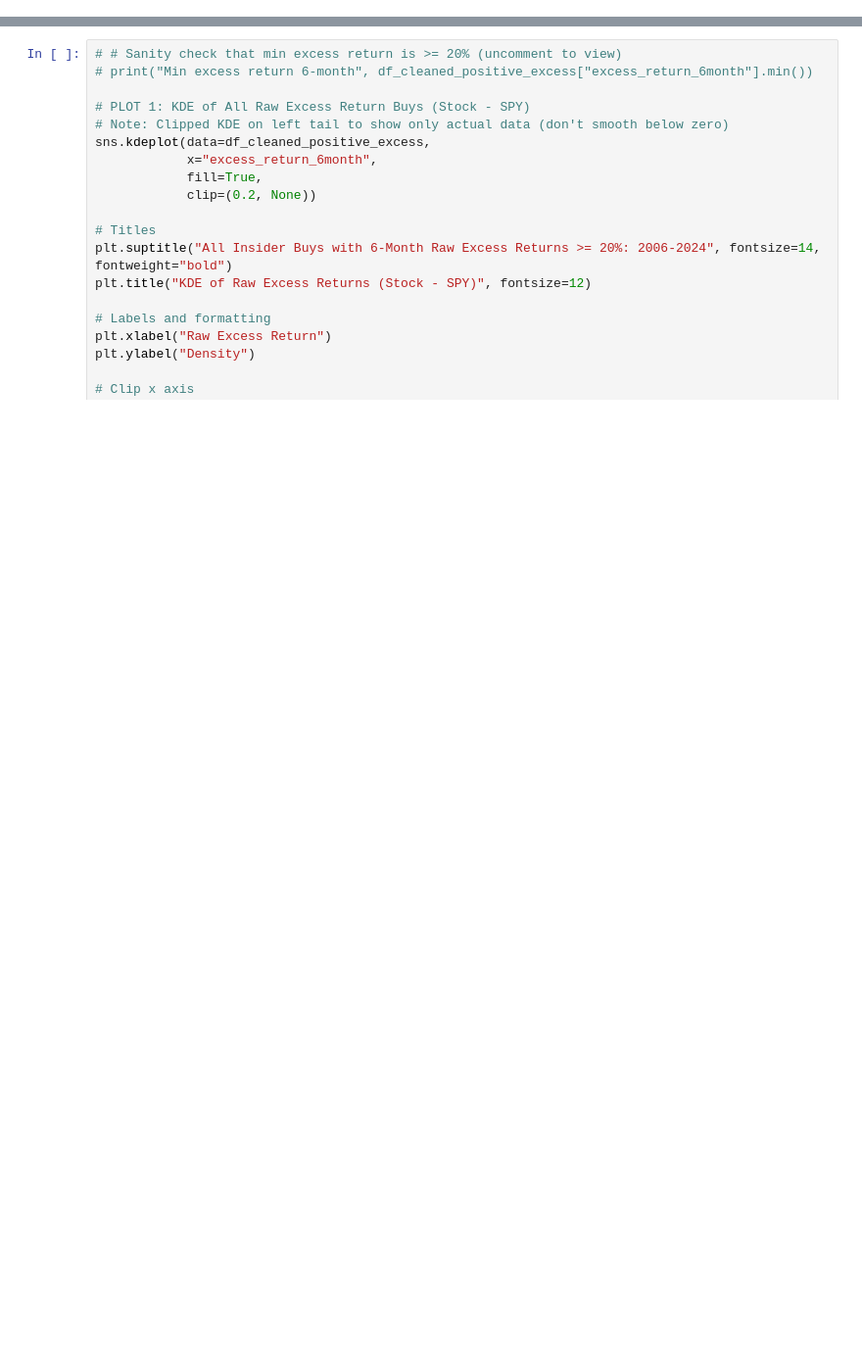
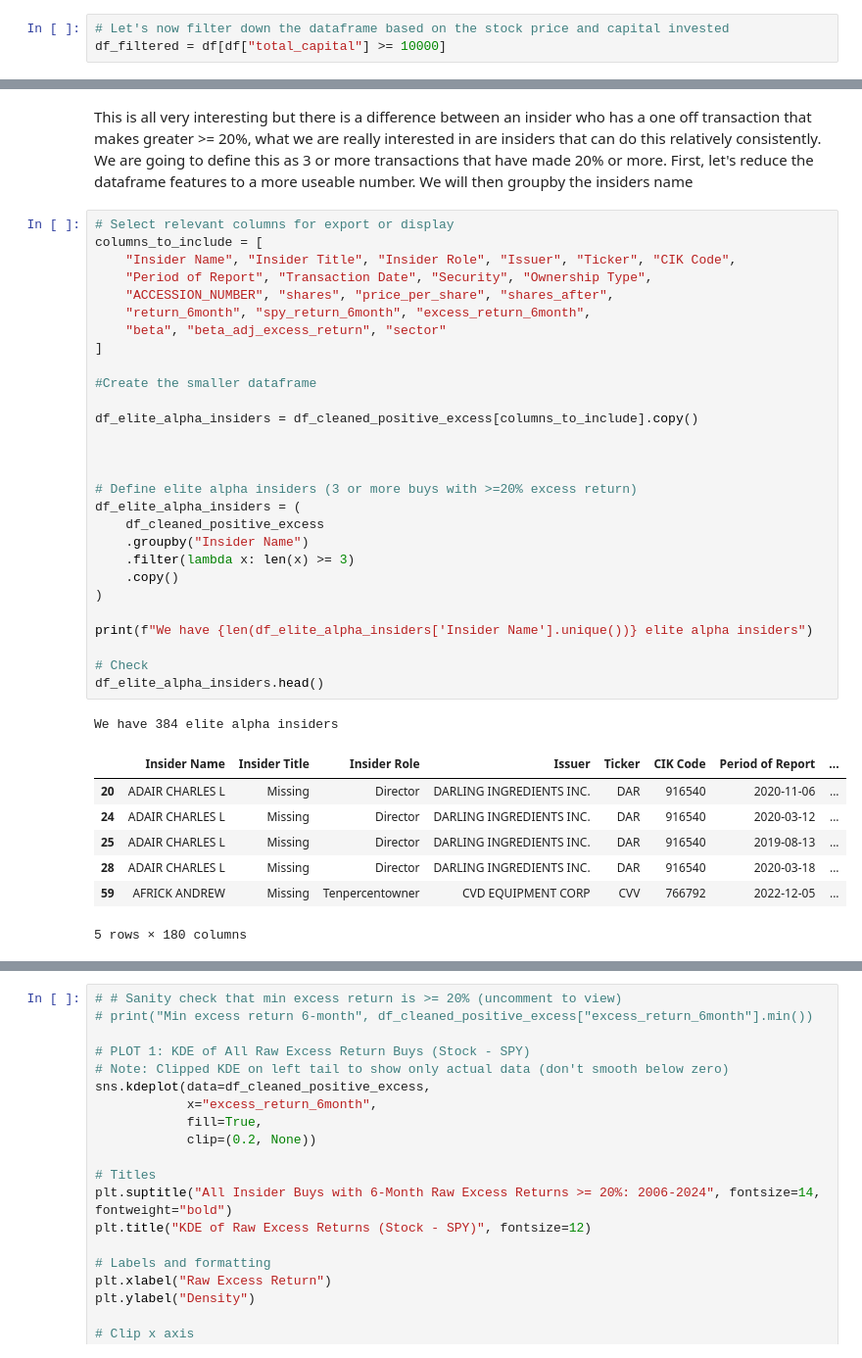
Before and after one commit to tmacpherson6/Do-Insiders-Know-Something-We-Dont, a Jupyter notebook: Notebook 6 - good_buyers.ipynb, the cells around one changed output, grey strips where cells are left out. Shown at 98% size. Drawn from its saved outputs; the diff is of its cells as text; blank space fills up the shorter version.

```diff
--- a/Notebook 6 - good_buyers.ipynb
+++ b/Notebook 6 - good_buyers.ipynb
@@ -134,0 +58,3 @@ columns_to_include = [
+# %%
+# Let's now filter down the dataframe based on the stock price and capital invested
+df_filtered = df[df["total_capital"] >= 10000]
@@ -134,0 +118,39 @@ columns_to_include = [
+# %% [markdown]
+This is all very interesting but there is a difference between an insider who has a one off transaction that makes greater >= 20%, what we are really interested in are insiders that can do this relatively consistently. We are going to define this as 3 or more transactions that have made 20% or more. First, let's reduce the dataframe features to a more useable number. We will then groupby the insiders name
+# %%
+# Select relevant columns for export or display
+columns_to_include = [
+    "Insider Name", "Insider Title", "Insider Role", "Issuer", "Ticker", "CIK Code",
+    "Period of Report", "Transaction Date", "Security", "Ownership Type",
+    "ACCESSION_NUMBER", "shares", "price_per_share", "shares_after",
+    "return_6month", "spy_return_6month", "excess_return_6month",
+    "beta", "beta_adj_excess_return", "sector"
+]
+
+#Create the smaller dataframe
+
+df_elite_alpha_insiders = df_cleaned_positive_excess[columns_to_include].copy()
+
+
+
+# Define elite alpha insiders (3 or more buys with >=20% excess return)
+df_elite_alpha_insiders = (
+    df_cleaned_positive_excess
+    .groupby("Insider Name")
+    .filter(lambda x: len(x) >= 3)
+    .copy()
+)
+
+print(f"We have {len(df_elite_alpha_insiders['Insider Name'].unique())} elite alpha insiders")
+
+# Check
+df_elite_alpha_insiders.head()
+# %% [output]
+We have 384 elite alpha insiders
+|  | Insider Name | Insider Title | Insider Role | Issuer | Ticker | CIK Code | Period of Report | ... |
+| 20 | ADAIR CHARLES L | Missing | Director | DARLING INGREDIENTS INC. | DAR | 916540 | 2020-11-06 | ... |
+| 24 | ADAIR CHARLES L | Missing | Director | DARLING INGREDIENTS INC. | DAR | 916540 | 2020-03-12 | ... |
+| 25 | ADAIR CHARLES L | Missing | Director | DARLING INGREDIENTS INC. | DAR | 916540 | 2019-08-13 | ... |
+| 28 | ADAIR CHARLES L | Missing | Director | DARLING INGREDIENTS INC. | DAR | 916540 | 2020-03-18 | ... |
+| 59 | AFRICK ANDREW | Missing | Tenpercentowner | CVD EQUIPMENT CORP | CVV | 766792 | 2022-12-05 | ... |
+5 rows × 180 columns
```
Also changed, not shown: parts of 19 cells of this notebook, 1 other file.
